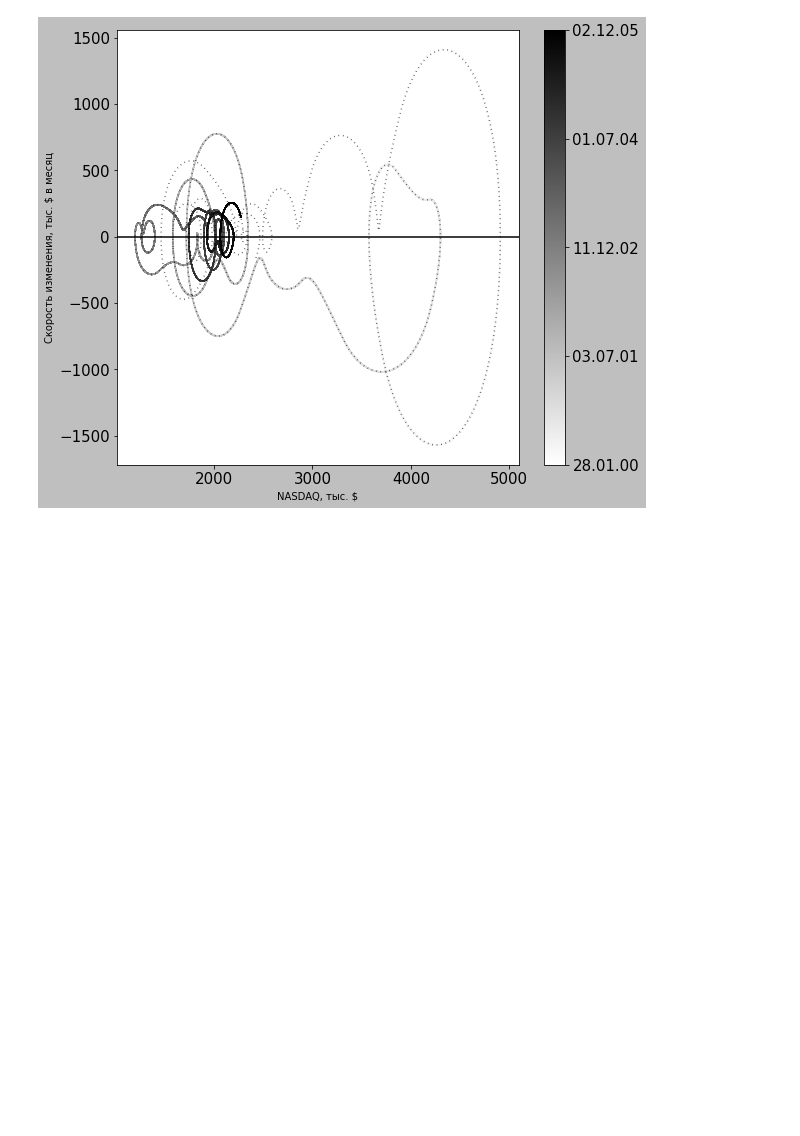
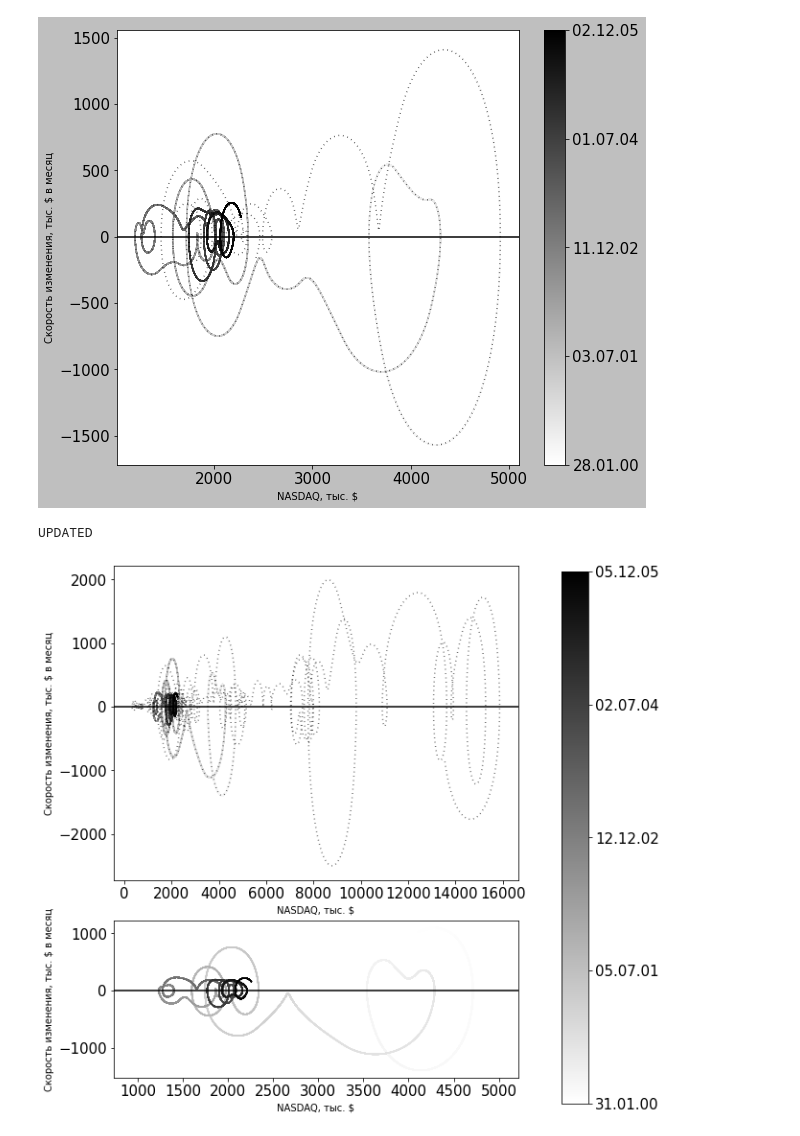
Before and after one commit to Karpovich-alex/phase-portrait-Nasdaq, a Jupyter notebook: analyse_portrait_method.ipynb, the cells around one changed output. Drawn from its saved outputs; the diff is of its cells as text; code cells hidden in the pictures; blank space fills up the shorter version.

```diff
--- a/analyse_portrait_method.ipynb
+++ b/analyse_portrait_method.ipynb
@@ -77,0 +70,38 @@ plt.show()
+# %%
+from phase_portrait import plot_phase_portrait
+x, y, xx, deriv, tt = calc_phase_portrait_raw(df.index.to_series() + 1, df['value'])
+
+fig = plt.figure(constrained_layout=True)
+gs = plt.GridSpec(6, 4, figure=fig)
+ax1 = fig.add_subplot(gs[:4, :3])
+ax2 = fig.add_subplot(gs[4:6, :3])
+cmap = mpl.cm.get_cmap('gist_yarg')
+start_date = '01.01.2000'
+end_date = '01.01.2006'
+fig1, ax1 = plot_phase_portrait(x, tt, deriv, df['date'], cmap=cmap, background_graph_params={'color': 'black', 'linestyle':(0, (0.5, 2.5))}, start_date=start_date, end_date=end_date, xlabel='NASDAQ, тыс. $', ylabel='Скорость изменения, тыс. $ в месяц', plot_bar=False, fig=fig, ax=ax1)
+
+fig2, ax2 = plot_phase_portrait(x, tt, deriv, df['date'], cmap=cmap, background_graph_params={'disable': True}, xlabel='NASDAQ, тыс. $', ylabel='Скорость изменения, тыс. $ в месяц', plot_bar=False, fig=fig, ax=ax2, crop=True, start_date=start_date, end_date=end_date)
+###### cbar
+# ax3 = fig.add_subplot(gs[:, 3])
+ax3 = fig.add_subplot(1,1,1)
+ax3.axis('off')
+dates_colored_mask = get_dates_mask(df['date'], start_date, end_date)
+colored_mask = get_mask_tt(x, tt, dates_mask=dates_colored_mask)
+tt_colored = tt[colored_mask]
+norm = mpl.colors.Normalize(vmin=tt_colored.min(), vmax=tt_colored.max())
+cbar_ticks_num=5
+
+cbar = fig.colorbar(mpl.cm.ScalarMappable(norm=norm, cmap=cmap),
+                            orientation='vertical', ticks=get_ticks(tt_colored, cbar_ticks_num), ax=ax3)
+cbar.ax.set_yticklabels(
+    map(lambda x: x.strftime('%d.%m.%y'), get_ticks(df['date'][dates_colored_mask], cbar_ticks_num)))
+#########
+fig.set_figheight(8)
+fig.set_figwidth(9)
+
+plt.savefig(f"test_subplots.png", dpi=200)
+
+plt.show()
+# %% [output]
+UPDATED
+[figure, added]
```
Also changed, not shown: parts of 1 cell of this notebook, 1 other file.
